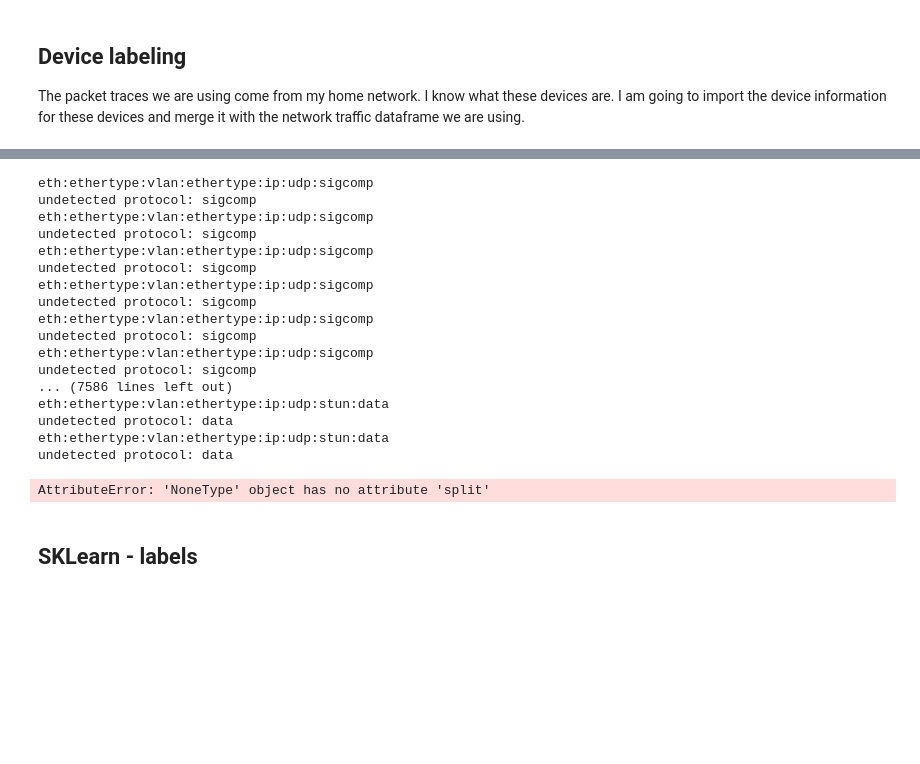
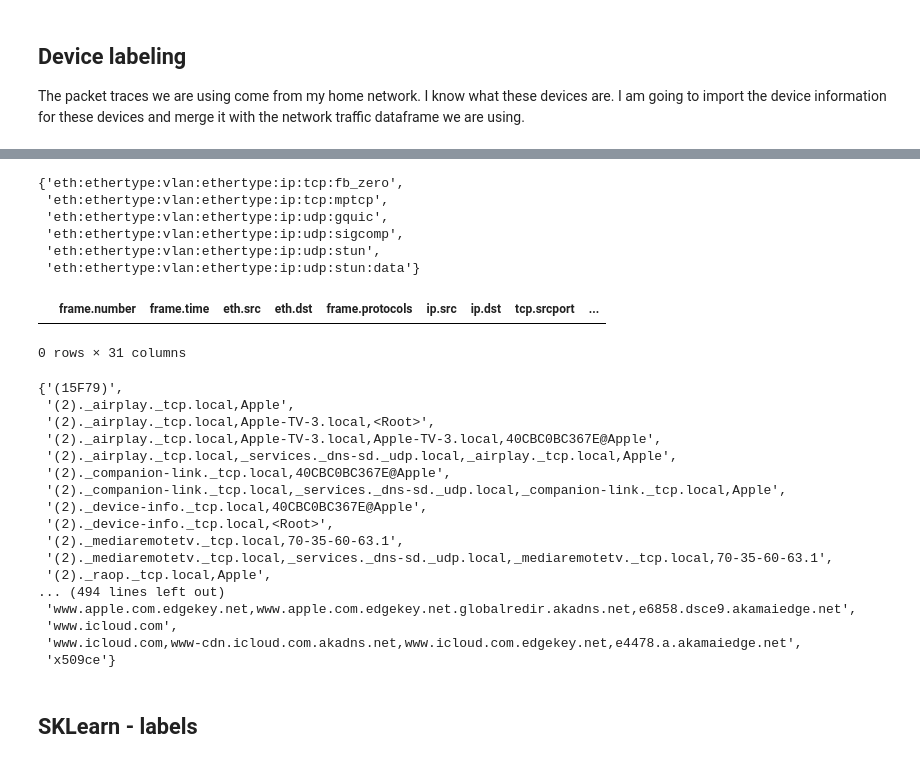
Before and after one commit to daghan/W210-IoT, a Jupyter notebook: IoT3-1.ipynb, the cells around one changed output, grey strips where cells are left out. Saved outputs shown, nothing was run; the diff lists cells and outputs as text; code cells hidden in the pictures; blank space fills up the shorter version.

Commit message:
improved exception handling, should run without any errors for any pcap file

```diff
--- a/IoT3-1.ipynb
+++ b/IoT3-1.ipynb
@@ -137,9 +137,6 @@ eth:ethertype:vlan:ethertype:ip:tcp:ssl:pkcs-1:x509sat:x509sat:x509sat:x509sat:x
 Name: frame.protocols, dtype: int64
 # %%
-# protocols we see
-# 'gquic', 'igmp', 'ssdp', 'x509ce', 'json'
-
-def protoLang(line):
+def protoLang(line, undetectedProtocols):
     proto = line['protocol']
     try:
 
@@ -428,38 +425,58 @@ def protoLang(line):
 
         # anything else
         else:
-            print(line['frame.protocols'])
-            print("undetected protocol: {}".format(proto))
+            #print("undetected protocol: {}".format(line['frame.protocols']))
+            undetectedProtocols.add(line['frame.protocols'])
+            return line['frame.protocols']
+
     except ValueError:
         print('Exception!!')
         print(line)
 # %%
-df['sentence'] = df.apply(protoLang, axis=1)
+undetectedProtocols = set()
+df['sentence'] = df.apply(lambda line: protoLang(line,undetectedProtocols), axis=1)
-# %% [output]
-eth:ethertype:vlan:ethertype:ip:udp:sigcomp
-undetected protocol: sigcomp
-eth:ethertype:vlan:ethertype:ip:udp:sigcomp
-undetected protocol: sigcomp
-eth:ethertype:vlan:ethertype:ip:udp:sigcomp
-undetected protocol: sigcomp
-eth:ethertype:vlan:ethertype:ip:udp:sigcomp
-undetected protocol: sigcomp
-eth:ethertype:vlan:ethertype:ip:udp:sigcomp
-undetected protocol: sigcomp
-eth:ethertype:vlan:ethertype:ip:udp:sigcomp
-undetected protocol: sigcomp
-... (7586 lines left out)
-eth:ethertype:vlan:ethertype:ip:udp:stun:data
-undetected protocol: data
-eth:ethertype:vlan:ethertype:ip:udp:stun:data
-undetected protocol: data
+# %%
+undetectedProtocols
+# %% [output]
+{'eth:ethertype:vlan:ethertype:ip:tcp:fb_zero',
+ 'eth:ethertype:vlan:ethertype:ip:tcp:mptcp',
+ 'eth:ethertype:vlan:ethertype:ip:udp:gquic',
+ 'eth:ethertype:vlan:ethertype:ip:udp:sigcomp',
+ 'eth:ethertype:vlan:ethertype:ip:udp:stun',
+ 'eth:ethertype:vlan:ethertype:ip:udp:stun:data'}
+# %%
+df[pd.isna(df['sentence'])]
+# %% [output]
+|  | frame.number | frame.time | eth.src | eth.dst | frame.protocols | ip.src | ip.dst | tcp.srcport | ... |
+0 rows × 31 columns
 # %%
 vocabulary = []
 for line in df['sentence'].tolist():
-    vocabulary += line.split()
+    try:
+        vocabulary += line.split()
+    except AttributeError:
+        print(line)
 unique_words = set(vocabulary)
-# %% [output]
-AttributeError: 'NoneType' object has no attribute 'split'
+# %%
+unique_words
+# %% [output]
+{'(15F79)',
+ '(2)._airplay._tcp.local,Apple',
+ '(2)._airplay._tcp.local,Apple-TV-3.local,<Root>',
+ '(2)._airplay._tcp.local,Apple-TV-3.local,Apple-TV-3.local,40CBC0BC367E@Apple',
+ '(2)._airplay._tcp.local,_services._dns-sd._udp.local,_airplay._tcp.local,Apple',
+ '(2)._companion-link._tcp.local,40CBC0BC367E@Apple',
+ '(2)._companion-link._tcp.local,_services._dns-sd._udp.local,_companion-link._tcp.local,Apple',
+ '(2)._device-info._tcp.local,40CBC0BC367E@Apple',
+ '(2)._device-info._tcp.local,<Root>',
+ '(2)._mediaremotetv._tcp.local,70-35-60-63.1',
+ '(2)._mediaremotetv._tcp.local,_services._dns-sd._udp.local,_mediaremotetv._tcp.local,70-35-60-63.1',
+ '(2)._raop._tcp.local,Apple',
+... (494 lines left out)
+ 'www.apple.com.edgekey.net,www.apple.com.edgekey.net.globalredir.akadns.net,e6858.dsce9.akamaiedge.net',
+ 'www.icloud.com',
+ 'www.icloud.com,www-cdn.icloud.com.akadns.net,www.icloud.com.edgekey.net,e4478.a.akamaiedge.net',
+ 'x509ce'}
 # %%
 src_agg_df = df.groupby('eth.src')['sentence'].agg(lambda x: "".join(x + " <EOS> ")).reset_index()
 dst_agg_df = df.groupby('eth.dst')['sentence'].agg(lambda x: "".join(x + " <EOS> ")).reset_index()
```
Also changed, not shown: parts of 4 cells of this notebook.
